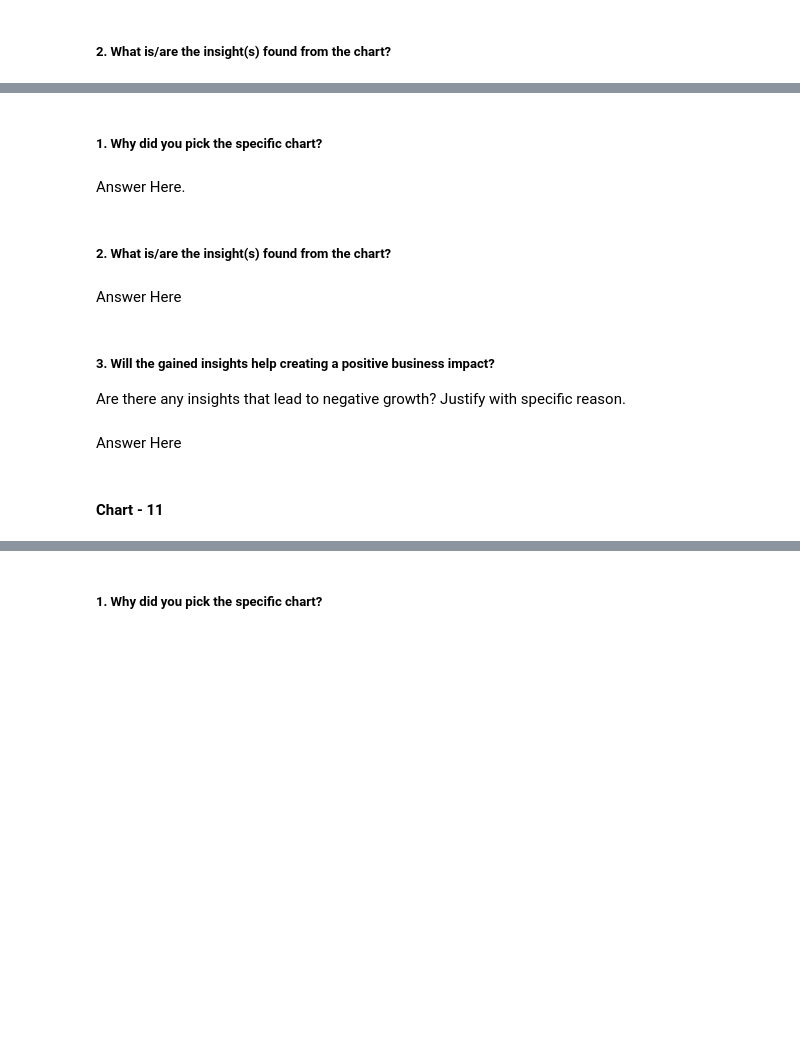
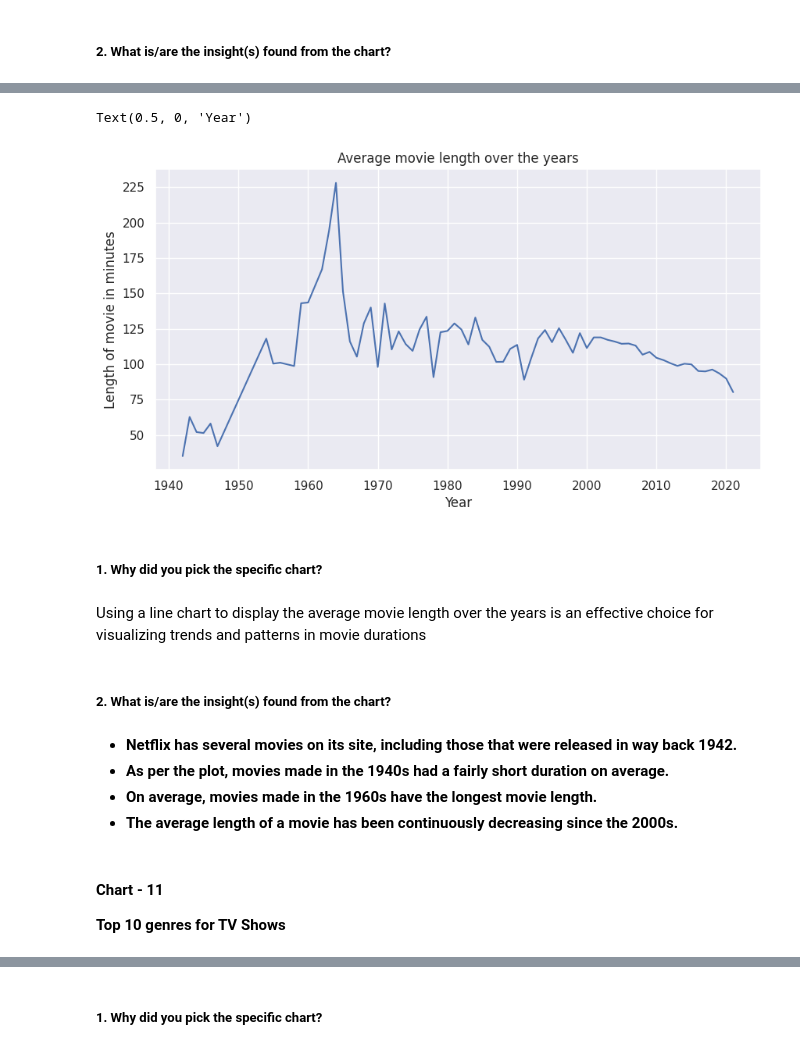
Before and after one commit to PawanYadav007s/Netflix-clustering-ML-Project, a Jupyter notebook: PAwan_of_Sample_ML_Submission_Template.ipynb, the cells around one changed output, grey strips where cells are left out. Cells and saved outputs as stored; diff of their text form; code cells hidden in the pictures; blank space fills up the shorter version.

```diff
--- a/PAwan_of_Sample_ML_Submission_Template.ipynb
+++ b/PAwan_of_Sample_ML_Submission_Template.ipynb
@@ -1027,15 +1035,25 @@ Answer Here
+# %%
+# Chart - 10 visualization code
+plt.figure(figsize=(10,5))
+df[df['type']=='Movie'].groupby('release_year')['duration'].mean().plot(kind='line')
+plt.title('Average movie length over the years')
+plt.ylabel('Length of movie in minutes')
+plt.xlabel('Year')
+# %% [output]
+Text(0.5, 0, 'Year')
+[figure, added]
 # %% [markdown]
 ##### 1. Why did you pick the specific chart?
-# %% [markdown]
-Answer Here.
+# %% [markdown]
+
+Using a line chart to display the average movie length over the years is an effective choice for visualizing trends and patterns in movie durations
 # %% [markdown]
 ##### 2. What is/are the insight(s) found from the chart?
-# %% [markdown]
-Answer Here
-# %% [markdown]
-##### 3. Will the gained insights help creating a positive business impact?
-Are there any insights that lead to negative growth? Justify with specific reason.
-# %% [markdown]
-Answer Here
+# %% [markdown]
+* **Netflix has several movies on its site, including those that were released in way back 1942.**
+* **As per the plot, movies made in the 1940s had a fairly short duration on average.**
+* **On average, movies made in the 1960s have the longest movie length.**
+* **The average length of a movie has been continuously decreasing since the 2000s.**
 # %% [markdown]
 #### Chart - 11
+**Top 10 genres for TV Shows**
```
Also changed, not shown: parts of 55 cells of this notebook.
